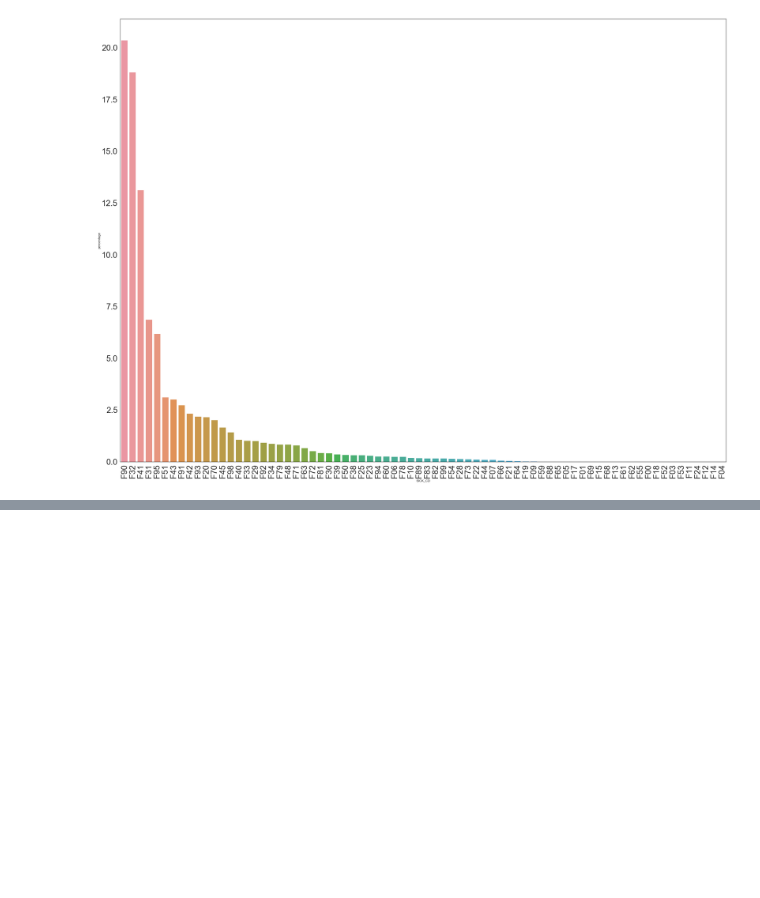
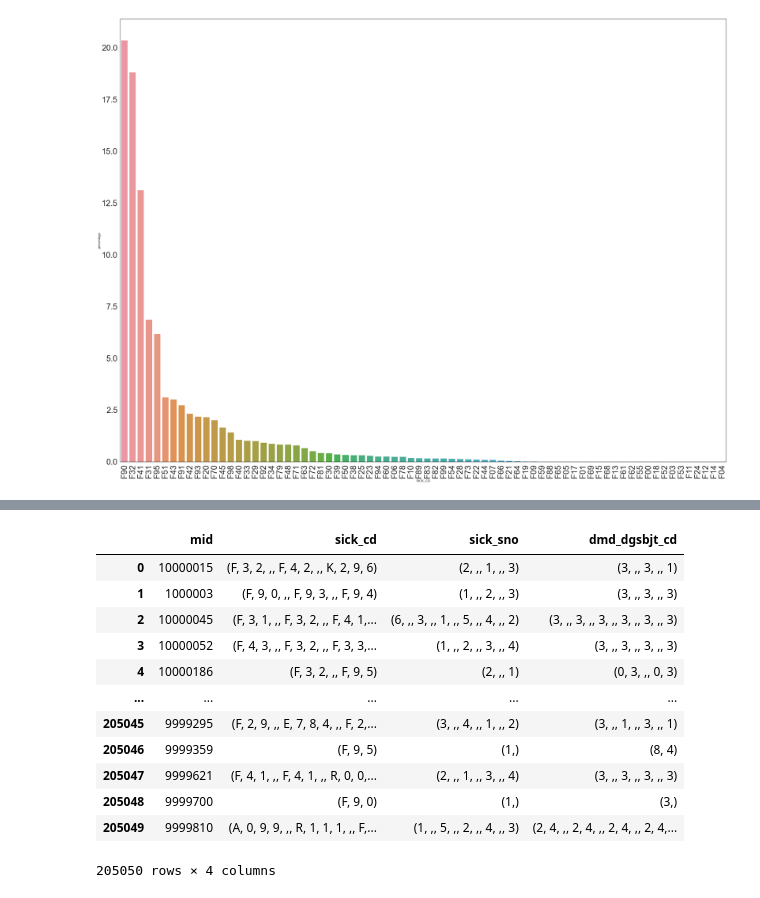
Before and after one commit to yeonghwanchoi/TIL, a Jupyter notebook: fun_project/hira/hira.ipynb, the cells around one changed output, grey strips where cells are left out. Saved outputs shown, nothing was run; the diff lists cells and outputs as text; code cells hidden in the pictures; blank space fills up the shorter version.

```diff
--- a/fun_project/hira/hira.ipynb
+++ b/fun_project/hira/hira.ipynb
@@ -169,0 +125,28 @@ df_20_new
+# %%
+f_mid_list = list(df_40[df_40['sick_cd'].str.contains('F',na=False)]['mid'])
+df_40_2 = df_40[df_40['mid'].isin(f_mid_list)].astype(str)
+# %%
+index=df_40_2.loc[df_40_2['sick_cd']== "*****" ].index
+df_40_2.drop(index, inplace=True)
+# %%
+tmp=df_40_2.groupby('mid')['sick_cd'].apply(lambda x: tuple(','.join(x))).reset_index()
+tmp1=df_40_2.groupby('mid')['sick_sno'].apply(lambda x: tuple(','.join(x))).reset_index()
+tmp2=df_40_2.groupby('mid')['dmd_dgsbjt_cd'].apply(lambda x: tuple(','.join(x))).reset_index()
+# %%
+new_df_40=tmp.merge(tmp1,on='mid').merge(tmp2,on='mid')
+# %%
+new_df_40
+# %% [output]
+|  | mid | sick_cd | sick_sno | dmd_dgsbjt_cd |
+| 0 | 10000015 | (F, 3, 2, ,, F, 4, 2, ,, K, 2, 9, 6) | (2, ,, 1, ,, 3) | (3, ,, 3, ,, 1) |
+| 1 | 1000003 | (F, 9, 0, ,, F, 9, 3, ,, F, 9, 4) | (1, ,, 2, ,, 3) | (3, ,, 3, ,, 3) |
+| 2 | 10000045 | (F, 3, 1, ,, F, 3, 2, ,, F, 4, 1,... | (6, ,, 3, ,, 1, ,, 5, ,, 4, ,, 2) | (3, ,, 3, ,, 3, ,, 3, ,, 3, ,, 3) |
+| 3 | 10000052 | (F, 4, 3, ,, F, 3, 2, ,, F, 3, 3,... | (1, ,, 2, ,, 3, ,, 4) | (3, ,, 3, ,, 3, ,, 3) |
+| 4 | 10000186 | (F, 3, 2, ,, F, 9, 5) | (2, ,, 1) | (0, 3, ,, 0, 3) |
+| ... | ... | ... | ... | ... |
+| 205045 | 9999295 | (F, 2, 9, ,, E, 7, 8, 4, ,, F, 2,... | (3, ,, 4, ,, 1, ,, 2) | (3, ,, 1, ,, 3, ,, 1) |
+| 205046 | 9999359 | (F, 9, 5) | (1,) | (8, 4) |
+| 205047 | 9999621 | (F, 4, 1, ,, F, 4, 1, ,, R, 0, 0,... | (2, ,, 1, ,, 3, ,, 4) | (3, ,, 3, ,, 3, ,, 3) |
+| 205048 | 9999700 | (F, 9, 0) | (1,) | (3,) |
+| 205049 | 9999810 | (A, 0, 9, 9, ,, R, 1, 1, 1, ,, F,... | (1, ,, 5, ,, 2, ,, 4, ,, 3) | (2, 4, ,, 2, 4, ,, 2, 4, ,, 2, 4,... |
+205050 rows × 4 columns
```
Also changed, not shown: parts of 11 cells of this notebook.
